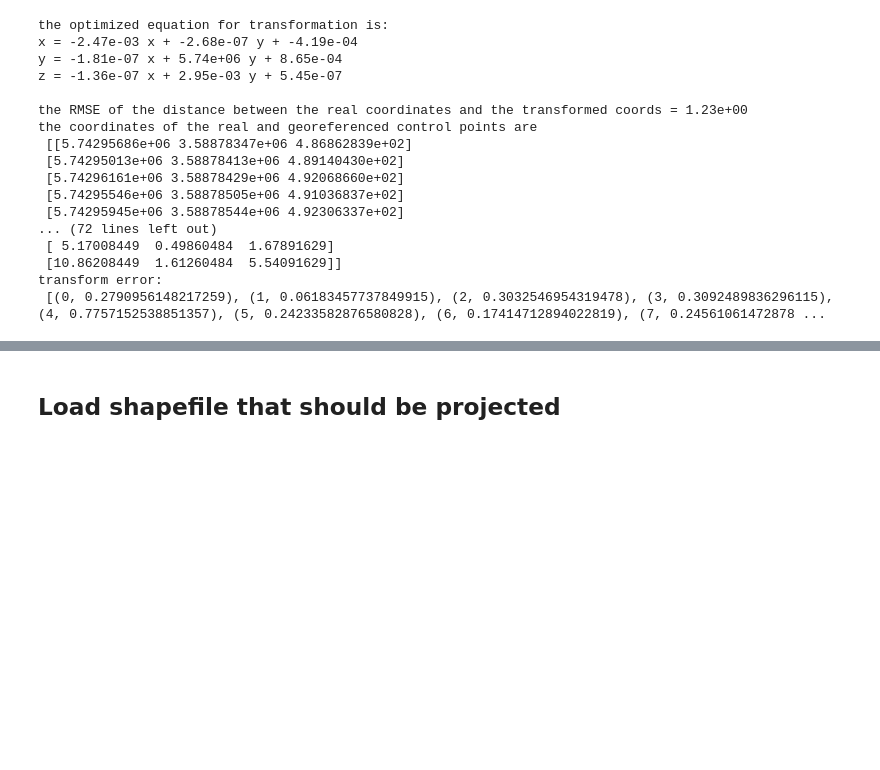
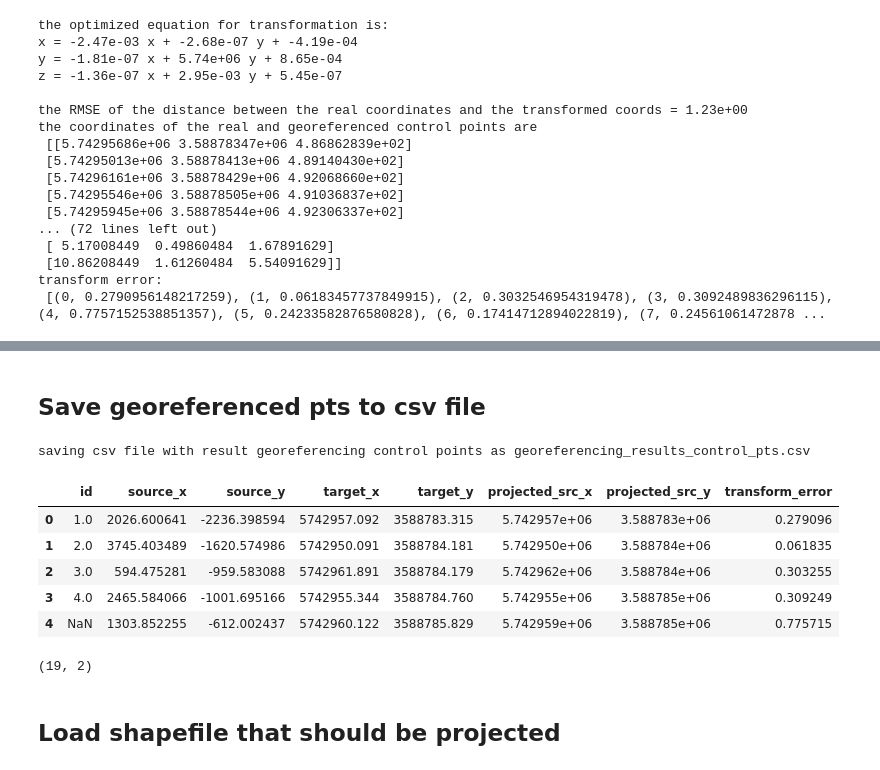
Before and after one commit to ElcoLuijendijk/georef_fracture_traces, a Jupyter notebook: georef_shapefiles.ipynb, the cells around one changed output, grey strips where cells are left out. Drawn from its saved outputs; the diff is of its cells as text; code cells hidden in the pictures; blank space fills up the shorter version.

```diff
--- a/georef_shapefiles.ipynb
+++ b/georef_shapefiles.ipynb
@@ -334,3 +344,38 @@ fig.savefig('fig/transform_error.pdf')
+# %% [markdown]
+## Save georeferenced pts to csv file
+# %%
+cols = ['id', 'source_x', 'source_y', 'target_x', 'target_y', 'projected_src_x', 'projected_src_y', 'transform_error']
+index = np.arange(len(src))
+
+df = pd.DataFrame(columns=cols, index=index)
+
+df['id'] = cp['id']
+df['source_x'] = src[:, 0]
+df['source_y'] = src[:, 1]
+df['target_x'] = dst[:, 0]
+df['target_y'] = dst[:, 1]
+df['projected_src_x'] = srct[:, 0]
+df['projected_src_y'] = srct[:, 1]
+df['transform_error'] = transform_error
+
+fnc = 'georeferencing_results_control_pts.csv'
+print('saving csv file with result georeferencing control points as %s' % fnc)
+
+df.to_csv(fnc)
+
+df.head()
+# %% [output]
+saving csv file with result georeferencing control points as georeferencing_results_control_pts.csv
+|  | id | source_x | source_y | target_x | target_y | projected_src_x | projected_src_y | transform_error |
+| 0 | 1.0 | 2026.600641 | -2236.398594 | 5742957.092 | 3588783.315 | 5.742957e+06 | 3.588783e+06 | 0.279096 |
+| 1 | 2.0 | 3745.403489 | -1620.574986 | 5742950.091 | 3588784.181 | 5.742950e+06 | 3.588784e+06 | 0.061835 |
+| 2 | 3.0 | 594.475281 | -959.583088 | 5742961.891 | 3588784.179 | 5.742962e+06 | 3.588784e+06 | 0.303255 |
+| 3 | 4.0 | 2465.584066 | -1001.695166 | 5742955.344 | 3588784.760 | 5.742955e+06 | 3.588785e+06 | 0.309249 |
+| 4 | NaN | 1303.852255 | -612.002437 | 5742960.122 | 3588785.829 | 5.742959e+06 | 3.588785e+06 | 0.775715 |
+# %%
+src.shape
+# %% [output]
+(19, 2)
 # %% [markdown]
 ## Load shapefile that should be projected
 # %%
```
Also changed, not shown: parts of 10 cells of this notebook, 2 other files.
